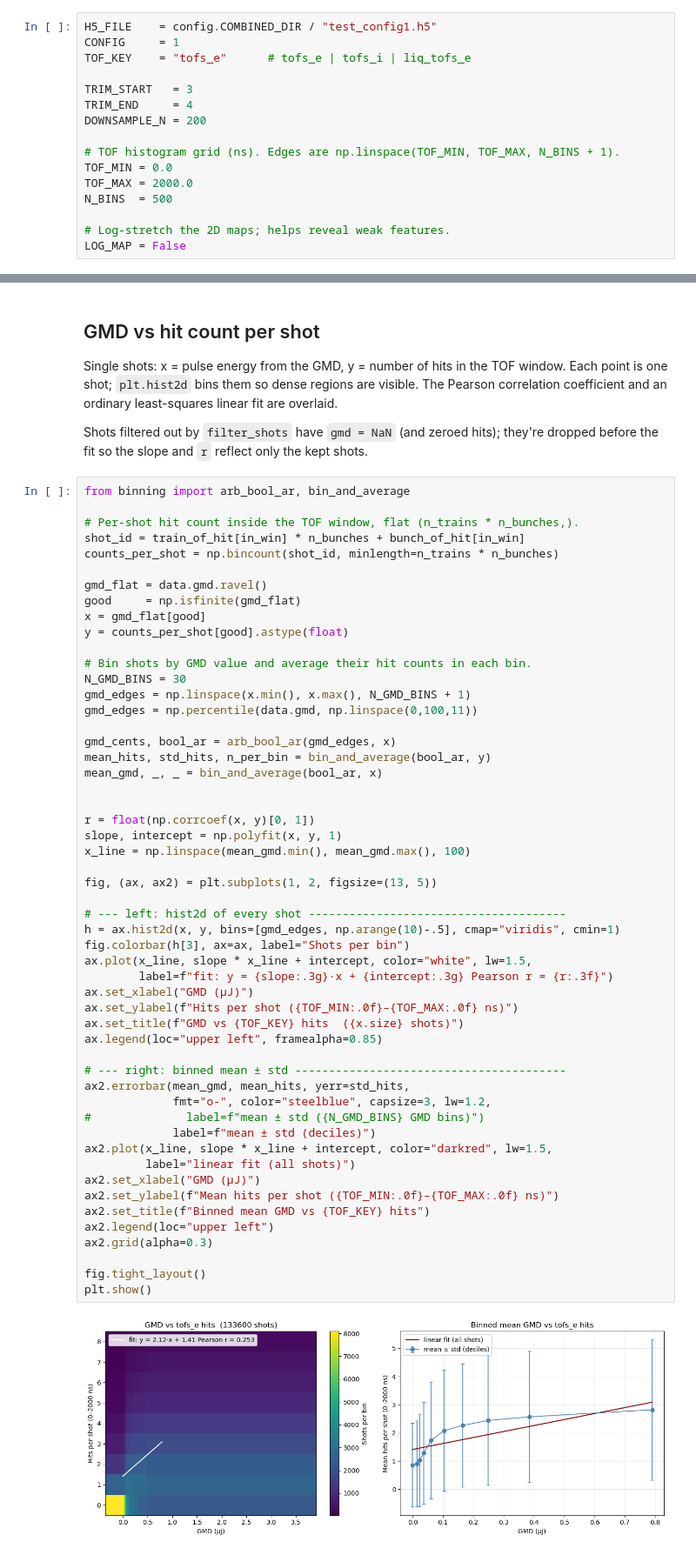
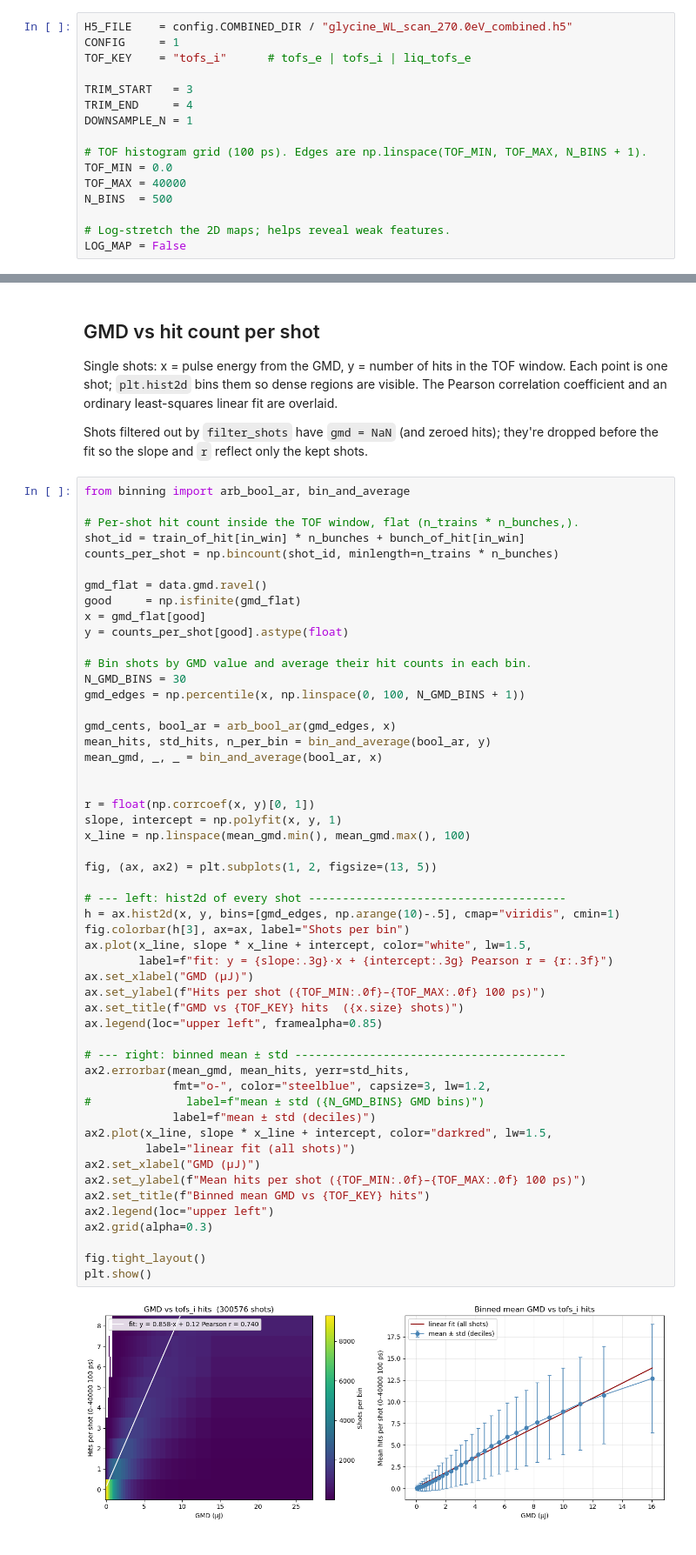
Before and after one commit to ogalexander/glycine26, a Jupyter notebook: analysis/notebooks/tof_inspect.ipynb, the cells around one changed output, grey strips where cells are left out. Shown at 87% size. Saved outputs shown, nothing was run; the diff lists cells and outputs as text.

Commit message:
fixed the TDC timedata unit and updated some plots

```diff
--- a/analysis/notebooks/tof_inspect.ipynb
+++ b/analysis/notebooks/tof_inspect.ipynb
@@ -36,17 +36,17 @@ Pick the file + config, the TOF key to inspect, and the bin grid in ns.
 `TOF_KEY` must be one of `tofs_e` / `tofs_i` (config 1) or
 `liq_tofs_e` (config 2).
 # %%
-H5_FILE    = config.COMBINED_DIR / "test_config1.h5"
+H5_FILE    = config.COMBINED_DIR / "glycine_WL_scan_270.0eV_combined.h5"
 CONFIG     = 1
-TOF_KEY    = "tofs_e"      # tofs_e | tofs_i | liq_tofs_e
+TOF_KEY    = "tofs_i"      # tofs_e | tofs_i | liq_tofs_e
 
 TRIM_START   = 3
 TRIM_END     = 4
-DOWNSAMPLE_N = 200
+DOWNSAMPLE_N = 1
 
-# TOF histogram grid (ns). Edges are np.linspace(TOF_MIN, TOF_MAX, N_BINS + 1).
+# TOF histogram grid (100 ps). Edges are np.linspace(TOF_MIN, TOF_MAX, N_BINS + 1).
 TOF_MIN = 0.0
-TOF_MAX = 2000.0
+TOF_MAX = 40000
 N_BINS  = 500
 
 # Log-stretch the 2D maps; helps reveal weak features.
@@ -268,8 +248,7 @@ y = counts_per_shot[good].astype(float)
 
 # Bin shots by GMD value and average their hit counts in each bin.
 N_GMD_BINS = 30
-gmd_edges = np.linspace(x.min(), x.max(), N_GMD_BINS + 1)
-gmd_edges = np.percentile(data.gmd, np.linspace(0,100,11))
+gmd_edges = np.percentile(x, np.linspace(0, 100, N_GMD_BINS + 1))
 
 gmd_cents, bool_ar = arb_bool_ar(gmd_edges, x)
 mean_hits, std_hits, n_per_bin = bin_and_average(bool_ar, y)
@@ -279,36 +258,36 @@ mean_gmd, _, _ = bin_and_average(bool_ar, x)
 r = float(np.corrcoef(x, y)[0, 1])
 slope, intercept = np.polyfit(x, y, 1)
 x_line = np.linspace(mean_gmd.min(), mean_gmd.max(), 100)
 
 fig, (ax, ax2) = plt.subplots(1, 2, figsize=(13, 5))
 
 # --- left: hist2d of every shot --------------------------------------
 h = ax.hist2d(x, y, bins=[gmd_edges, np.arange(10)-.5], cmap="viridis", cmin=1)
 fig.colorbar(h[3], ax=ax, label="Shots per bin")
 ax.plot(x_line, slope * x_line + intercept, color="white", lw=1.5,
         label=f"fit: y = {slope:.3g}·x + {intercept:.3g} Pearson r = {r:.3f}")
 ax.set_xlabel("GMD (µJ)")
-ax.set_ylabel(f"Hits per shot ({TOF_MIN:.0f}–{TOF_MAX:.0f} ns)")
+ax.set_ylabel(f"Hits per shot ({TOF_MIN:.0f}–{TOF_MAX:.0f} 100 ps)")
 ax.set_title(f"GMD vs {TOF_KEY} hits  ({x.size} shots)")
 ax.legend(loc="upper left", framealpha=0.85)
 
 # --- right: binned mean ± std ----------------------------------------
 ax2.errorbar(mean_gmd, mean_hits, yerr=std_hits,
              fmt="o-", color="steelblue", capsize=3, lw=1.2,
 #              label=f"mean ± std ({N_GMD_BINS} GMD bins)")
              label=f"mean ± std (deciles)")
 ax2.plot(x_line, slope * x_line + intercept, color="darkred", lw=1.5,
          label="linear fit (all shots)")
 ax2.set_xlabel("GMD (µJ)")
-ax2.set_ylabel(f"Mean hits per shot ({TOF_MIN:.0f}–{TOF_MAX:.0f} ns)")
+ax2.set_ylabel(f"Mean hits per shot ({TOF_MIN:.0f}–{TOF_MAX:.0f} 100 ps)")
 ax2.set_title(f"Binned mean GMD vs {TOF_KEY} hits")
 ax2.legend(loc="upper left")
 ax2.grid(alpha=0.3)
 
 fig.tight_layout()
 plt.show()
 # %% [output]
-[figure, old version]
+[figure, new version]
 # %% [markdown]
 ## Average TOF spectrum per GMD bin
 
```
Also changed, not shown: parts of 10 cells of this notebook, 4 other files.
